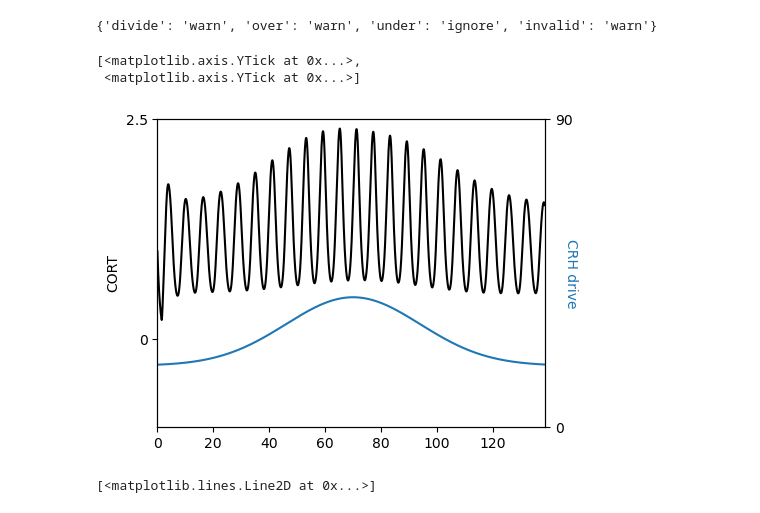
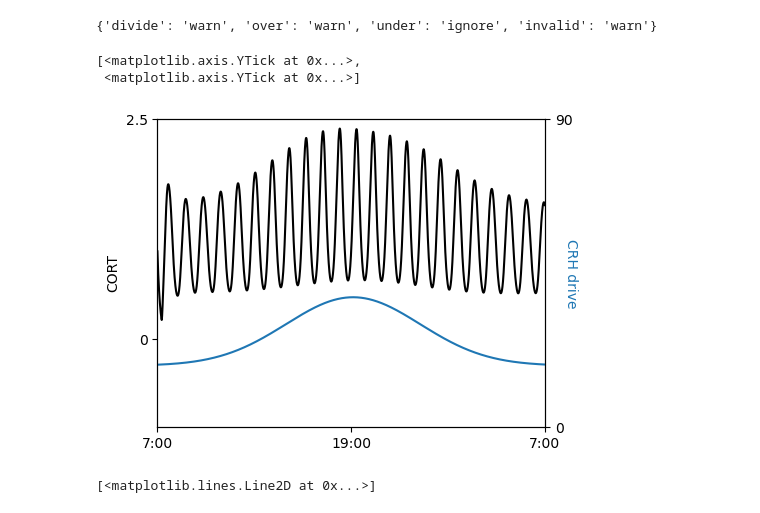
Before and after one commit to JakobSchauser/PhD, a Jupyter notebook: courses/PMD/P2P/recreate_walker.ipynb, the cells around one changed output. Cells and saved outputs as stored; diff of their text form; code cells hidden in the pictures.

```diff
--- a/courses/PMD/P2P/recreate_walker.ipynb
+++ b/courses/PMD/P2P/recreate_walker.ipynb
@@ -73,34 +73,39 @@ plt.plot(time_array,os, color='k')
 
 # add secomd y axis
 plt.ylim(-1., 2.5)
 ax2 = plt.gca().twinx()
 plt.plot(time_array,p1)
 
 plt.ylim(0., 90)
 plt.xlim(0, np.max(time_array))
+# set x-ticks
+ax.set_xticks([0, np.max(time_array)/2, np.max(time_array)])
+ax.set_xticklabels(["7:00", "19:00", "7:00"])
+
+
 # set y-ticks
 ax.set_yticks([0, 2.5])
 ax.set_yticklabels([0, 2.5])
 ax.set_ylabel("CORT")
 
 # make square
 plt.xlabel("Time")
 
 # set left y axis label
 # set left y axis ticks
 
 # set right y axis label rotated 180 degrees
 ax2.set_ylabel("CRH drive", rotation=270)
 # make blue
 ax2.yaxis.label.set_color('#1f77b4')
 ax2.set_yticks([0, 90])
 
 
 # plt.plot(time_array,a_array[tau+1:])
 # %% [output]
 [<matplotlib.axis.YTick at 0x...>,
  <matplotlib.axis.YTick at 0x...>]
-[figure, old version]
+[figure, new version]
 # %%
 # plt.plot(time_array,(p1-28)/10.)
 plt.plot(time_array,rs)
```
